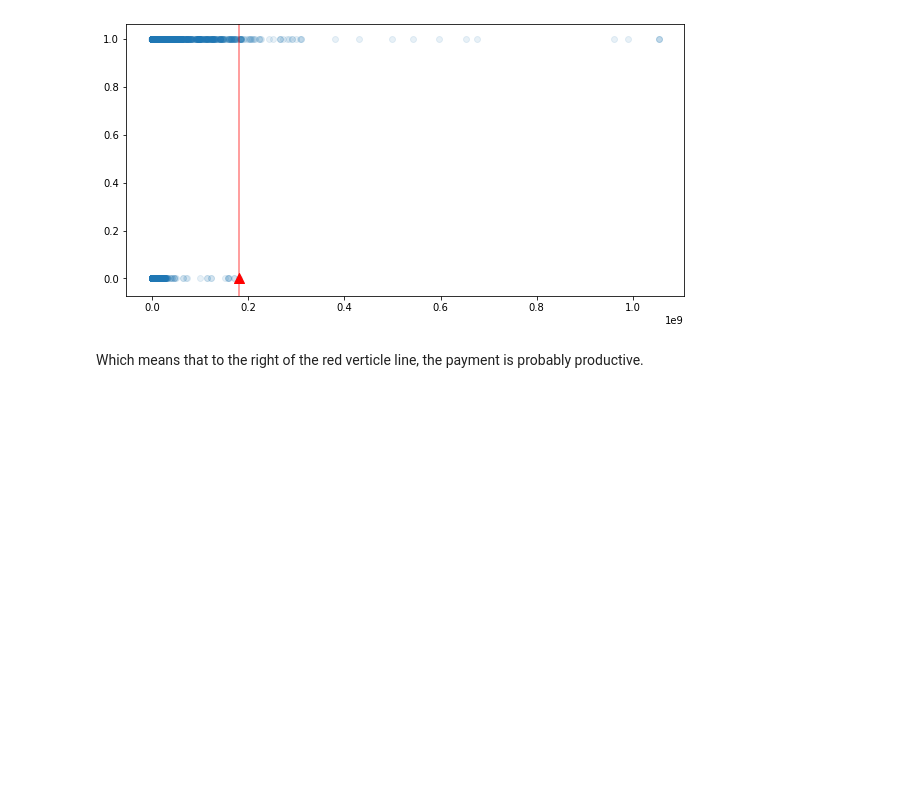
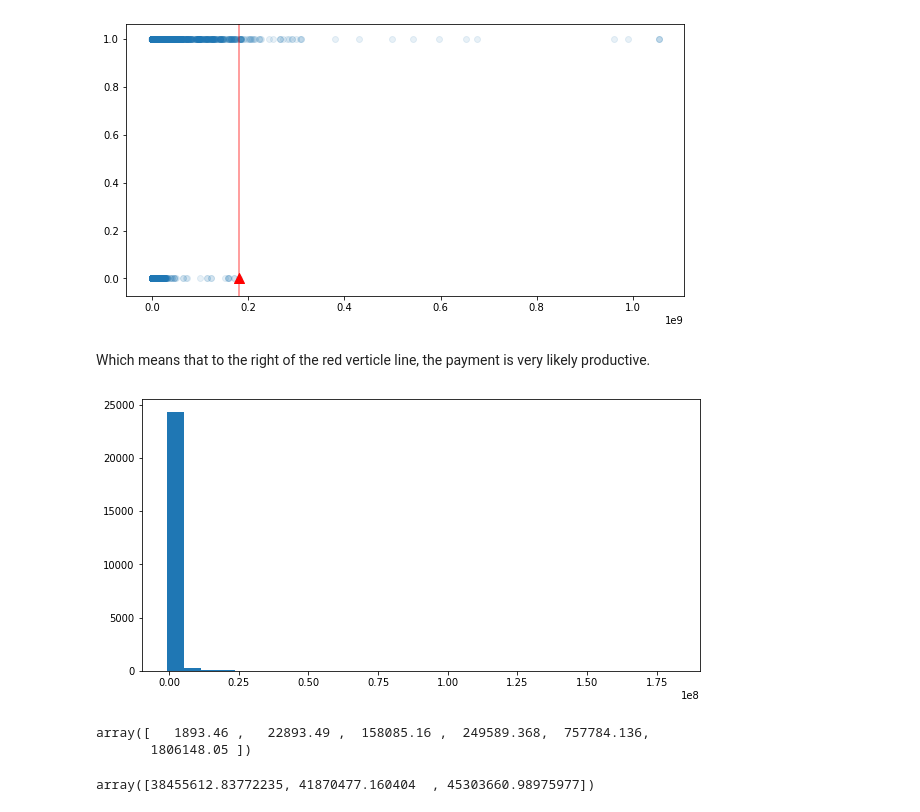
Before and after one commit to ChangyuYan/Paytype-Classifier, a Jupyter notebook: Analysis.ipynb, the cells around one changed output. Cells and saved outputs as stored; diff of their text form; code cells hidden in the pictures; blank space fills up the shorter version.

```diff
--- a/Analysis.ipynb
+++ b/Analysis.ipynb
@@ -109,4 +111,18 @@ plt.axvline(x = max_not_productive_amount, color = "red", alpha = 0.5)
 <matplotlib.lines.Line2D at 0x...>
 [figure]
 # %% [markdown]
-Which means that to the right of the red verticle line, the payment is probably productive.
+Which means that to the right of the red verticle line, the payment is very likely productive.
+# %%
+fig = plt.figure(figsize=(10, 5))
+plt.hist(train[train.is_productive == 0].total_dollars, bins = 30);
+# %% [output]
+[figure, added]
+# %%
+np.percentile(a = train[train.is_productive == 0].total_dollars, q = [25, 50, 75, 80, 90, 95])
+# %% [output]
+array([   1893.46 ,   22893.49 ,  158085.16 ,  249589.368,  757784.136,
+       1806148.05 ])
+# %%
+np.percentile(a = train[train.is_productive == 0].total_dollars, q = [99.9, 99.91, 99.92])
+# %% [output]
+array([38455612.83772235, 41870477.160404  , 45303660.98975977])
```
Also changed, not shown: parts of 4 cells of this notebook.
